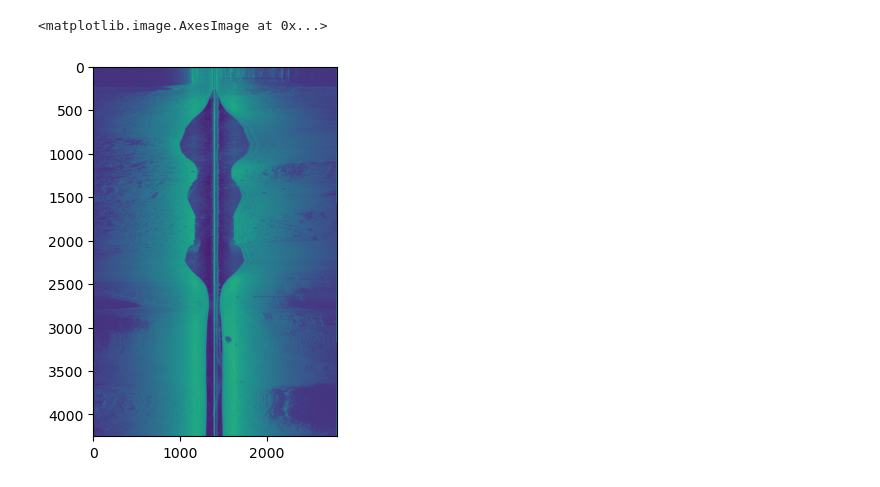
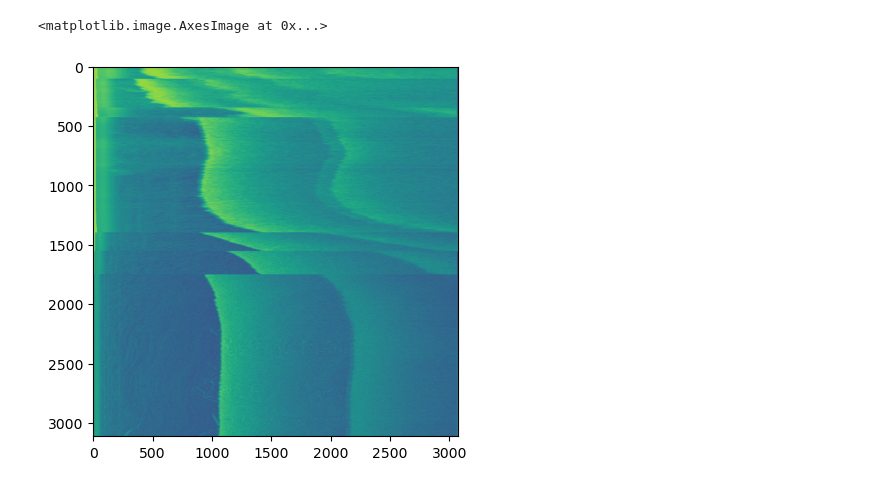
Before and after one commit to louisfacun/lowrance-sonar-data-explorer, a Jupyter notebook: run_lowmapper.ipynb, the cells around one changed output. Cells and saved outputs as stored; diff of their text form; code cells hidden in the pictures.

Commit message:
Fix `primary` and `downscan` sonograms

```diff
--- a/run_lowmapper.ipynb
+++ b/run_lowmapper.ipynb
@@ -45,8 +46,8 @@ exporter.export_all_images()
 exporter.export_georeferenced_sidescan()
 # %%
 # Export images
-sidescan = sonar.image("sidescan")
+sidescan = sonar.image("primary")
 plt.imshow(sidescan)
 # %% [output]
 <matplotlib.image.AxesImage at 0x...>
-[figure, old version]
+[figure, new version]
```
Also changed, not shown: parts of 3 cells of this notebook, 2 other files.
